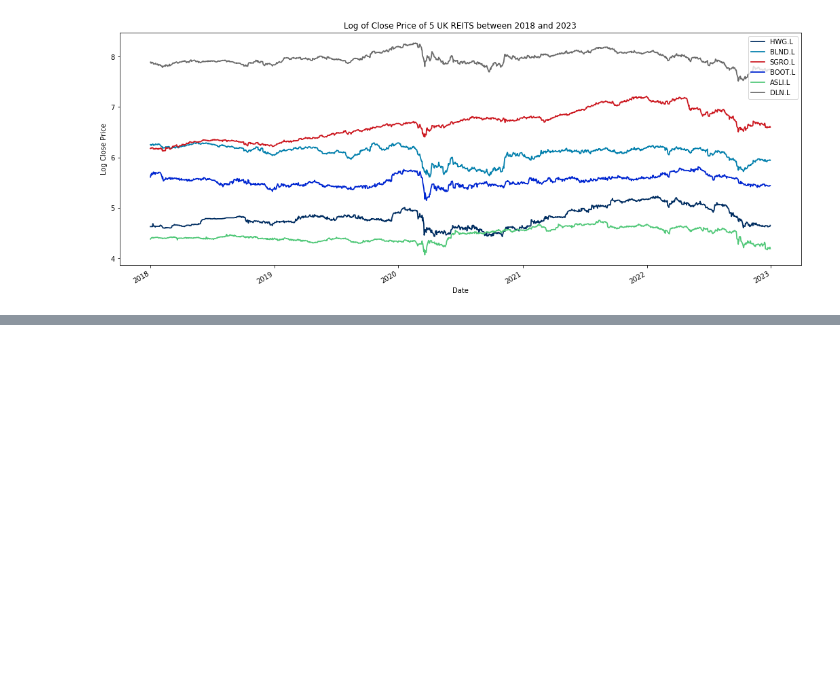
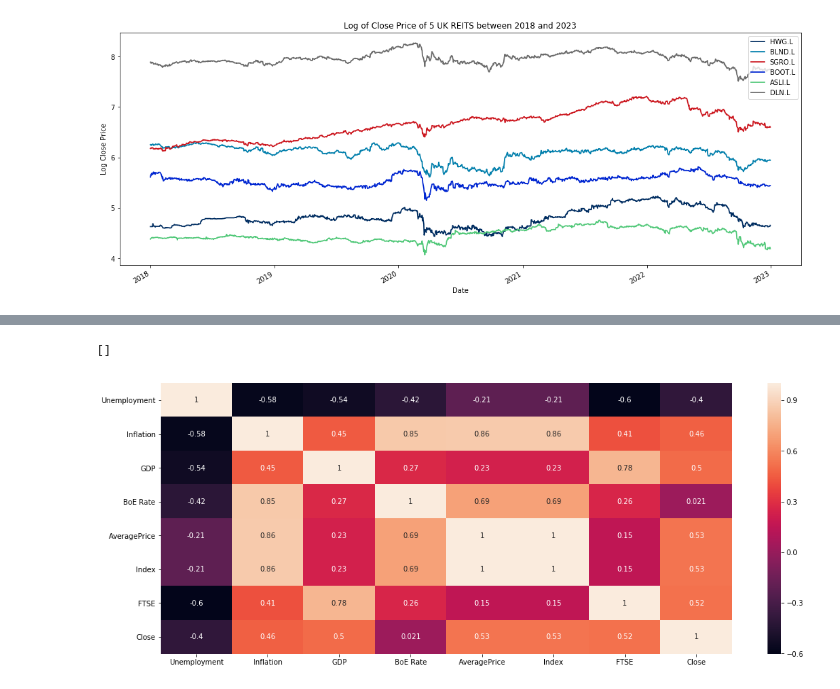
Before and after one commit to JoeMarron/real-estate-risk-forecasting, a Jupyter notebook: Collating Real Estate Data.ipynb, the cells around one changed output, grey strips where cells are left out. Saved outputs shown, nothing was run; the diff lists cells and outputs as text; code cells hidden in the pictures; blank space fills up the shorter version.

```diff
--- a/Collating Real Estate Data.ipynb
+++ b/Collating Real Estate Data.ipynb
@@ -199,0 +302,6 @@ res['CPIH Annual Rate'] = pd.to_numeric(res['CPIH Annual Rate'])#.dtypes#.plot()
+# %%
+sns.heatmap(stocks['HWG.L'].corr(), annot= True)
+plt.plot()
+# %% [output]
+[]
+[figure, added]
```
Also changed, not shown: parts of 46 cells of this notebook, 9 other files.
